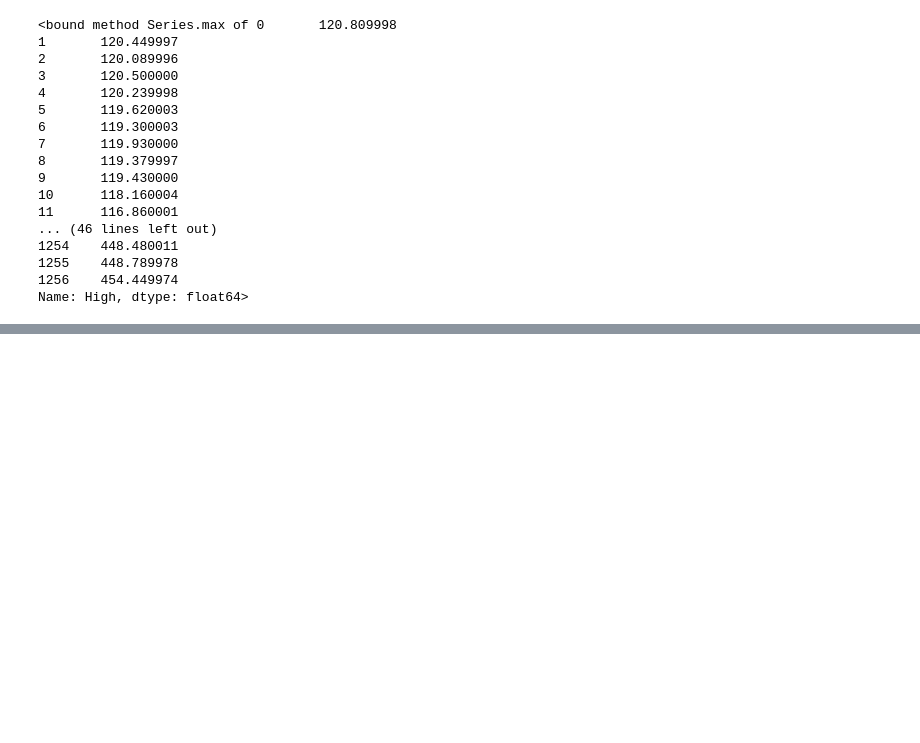
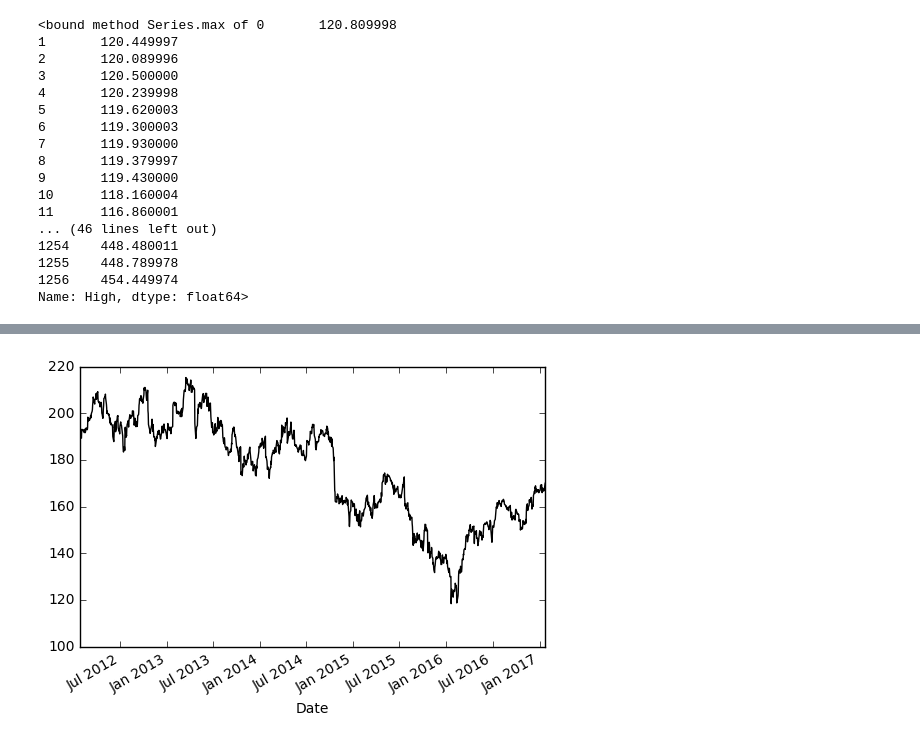
Before and after one commit to zhaiyinstar/Machine-learning-for-trading, a Jupyter notebook: Machine learning for trading.ipynb, the cells around one changed output, grey strips where cells are left out. Drawn from its saved outputs; the diff is of its cells as text; code cells hidden in the pictures; blank space fills up the shorter version.

```diff
--- a/Machine learning for trading.ipynb
+++ b/Machine learning for trading.ipynb
@@ -110,0 +116,5 @@ NameError: name 'dt' is not defined
+# %%
+series.plot(style='k')
+plt.show()
+# %% [output]
+[figure, added]
```
Also changed, not shown: parts of 3 cells of this notebook, 3 other files.
